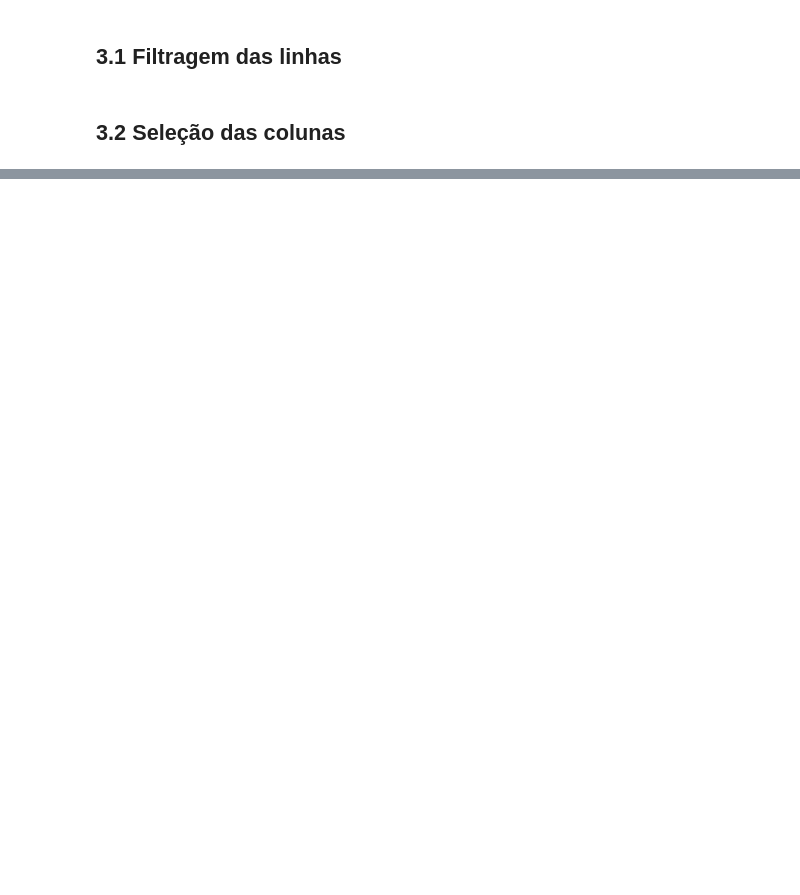
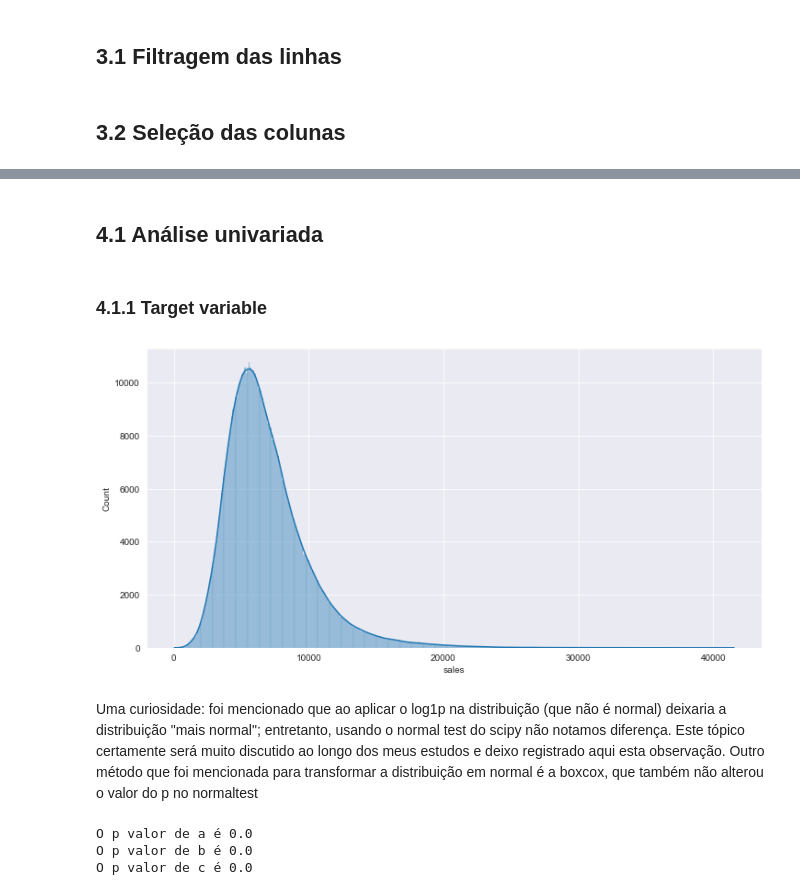
Before and after one commit to renato-favarin/ds_em_producao, a Jupyter notebook: ds_em_producao.ipynb, the cells around one changed output, grey strips where cells are left out. Saved outputs shown, nothing was run; the diff lists cells and outputs as text; code cells hidden in the pictures; blank space fills up the shorter version.

```diff
--- a/ds_em_producao.ipynb
+++ b/ds_em_producao.ipynb
@@ -534,0 +595,28 @@ hello
+# %%
+df4 = df3.copy()
+# %% [markdown]
+## 4.1 Análise univariada
+# %% [markdown]
+### 4.1.1 Target variable
+# %%
+fig, ax = plt.subplots(figsize=(12,6))
+sns.histplot(df4['sales'], kde = True, ax = ax)
+plt.show()
+# %% [output]
+[figure, added]
+# %% [markdown]
+Uma curiosidade: foi mencionado que ao aplicar o log1p na distribuição (que não é normal) deixaria a distribuição "mais normal"; entretanto, usando o normal test do scipy não notamos diferença. Este tópico certamente será muito discutido ao longo dos meus estudos e deixo registrado aqui esta observação.
+Outro método que foi mencionada para transformar a distribuição em normal é a boxcox, que também não alterou o valor do p no normaltest
+# %%
+a = (df4['sales'])
+b = np.log1p(df4['sales'])  #transf. log1p
+c, _ = stats.boxcox(df4['sales']) #trans. boxcox
+testes = ['a', 'b', 'c']
+
+for teste in testes:
+    k2, p = stats.normaltest(eval(teste))
+    print(f'O p valor de {teste} é {p}')
+# %% [output]
+O p valor de a é 0.0
+O p valor de b é 0.0
+O p valor de c é 0.0
```
Also changed, not shown: parts of 55 cells of this notebook, 2 other files.
